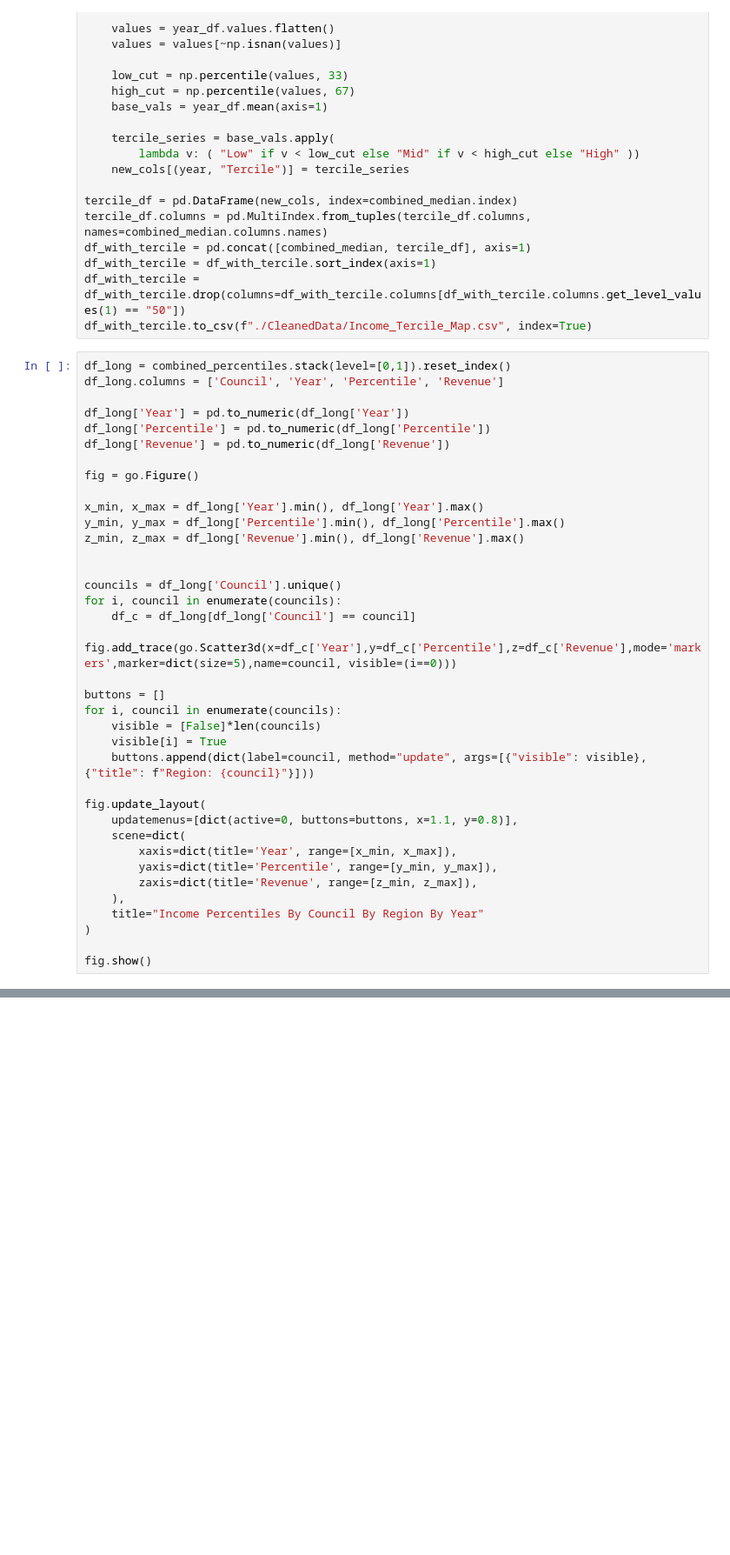
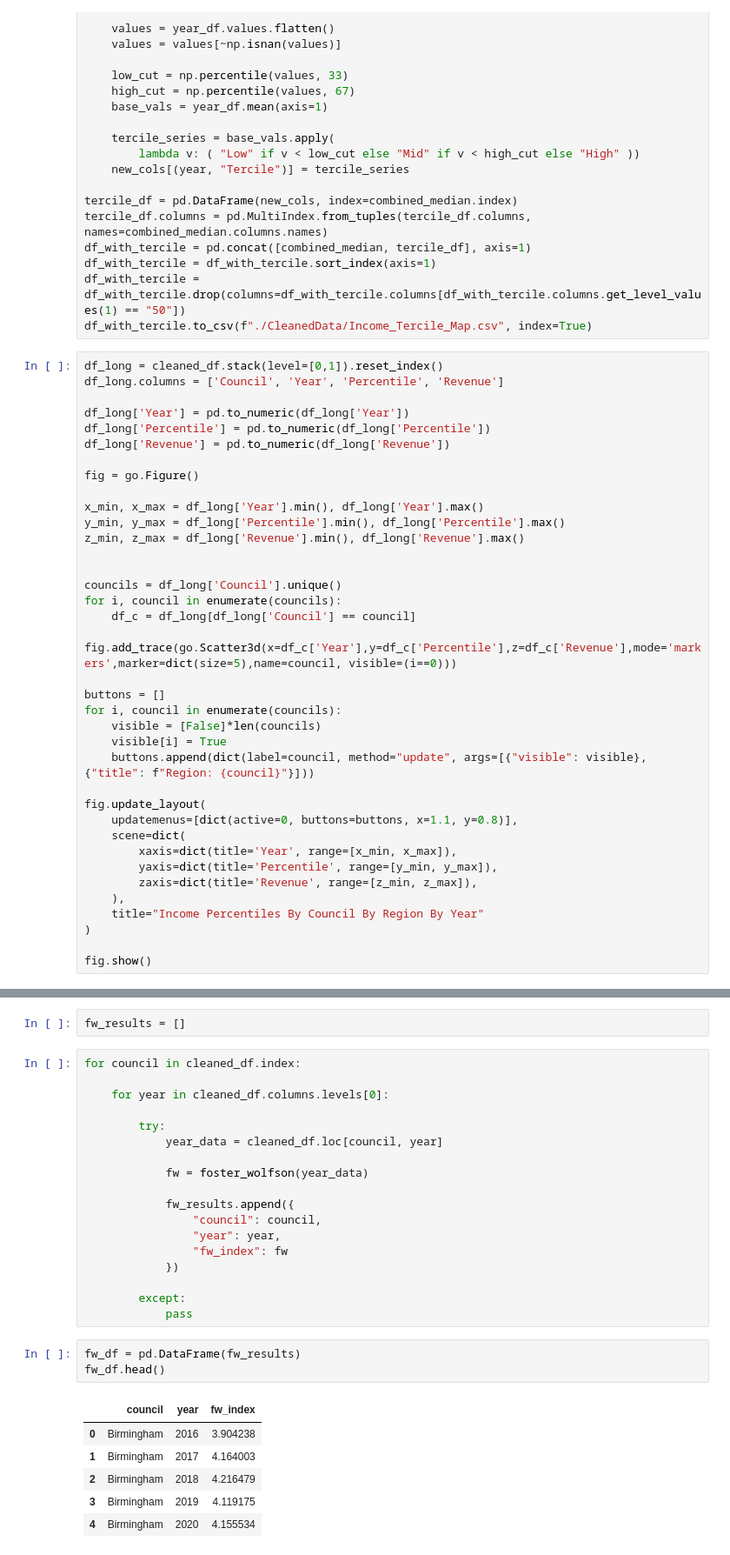
Before and after one commit to Belmiro42/M6006_assignment3_21101061234, a Jupyter notebook: Cleaning_Income.ipynb, the cells around one changed output, grey strips where cells are left out. Shown: that part at 87% size. Cells and saved outputs as stored; diff of their text form; blank space fills up the shorter version.

```diff
--- a/Cleaning_Income.ipynb
+++ b/Cleaning_Income.ipynb
@@ -375,7 +374,7 @@ df_with_tercile = df_with_tercile.sort_index(axis=1)
 df_with_tercile = df_with_tercile.drop(columns=df_with_tercile.columns[df_with_tercile.columns.get_level_values(1) == "50"])
 df_with_tercile.to_csv(f"./CleanedData/Income_Tercile_Map.csv", index=True)
 # %%
-df_long = combined_percentiles.stack(level=[0,1]).reset_index()
+df_long = cleaned_df.stack(level=[0,1]).reset_index()
 df_long.columns = ['Council', 'Year', 'Percentile', 'Revenue']
 
 df_long['Year'] = pd.to_numeric(df_long['Year'])
@@ -413,0 +444,30 @@ fig.show()
+# %%
+fw_results = []
+# %%
+for council in cleaned_df.index:
+
+    for year in cleaned_df.columns.levels[0]:
+
+        try:
+            year_data = cleaned_df.loc[council, year]
+
+            fw = foster_wolfson(year_data)
+
+            fw_results.append({
+                "council": council,
+                "year": year,
+                "fw_index": fw
+            })
+
+        except:
+            pass
+# %%
+fw_df = pd.DataFrame(fw_results)
+fw_df.head()
+# %% [output]
+|  | council | year | fw_index |
+| 0 | Birmingham | 2016 | 3.904238 |
+| 1 | Birmingham | 2017 | 4.164003 |
+| 2 | Birmingham | 2018 | 4.216479 |
+| 3 | Birmingham | 2019 | 4.119175 |
+| 4 | Birmingham | 2020 | 4.155534 |
```
Also changed, not shown: parts of 8 cells of this notebook, 17 other files.
